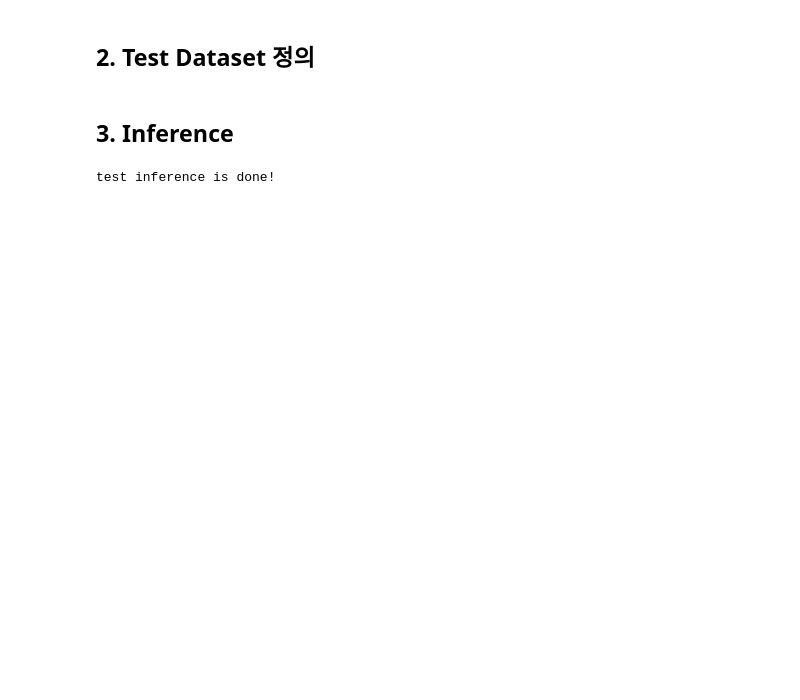
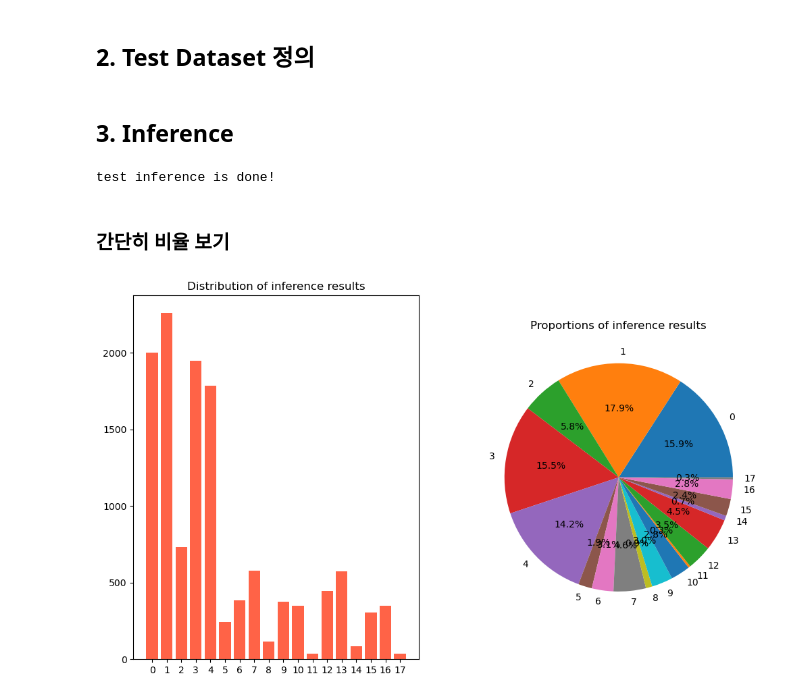
Before and after one commit to boostcampaitech5/level1_imageclassification-cv-07, a Jupyter notebook: cv-07_image-classification/sample_submission.ipynb, the cells around one changed output. Saved outputs shown, nothing was run; the diff lists cells and outputs as text; code cells hidden in the pictures; blank space fills up the shorter version.

```diff
--- a/cv-07_image-classification/sample_submission.ipynb
+++ b/cv-07_image-classification/sample_submission.ipynb
@@ -23,6 +25,6 @@ test_dir = '/opt/ml/input/data/eval'
 # %%
 # 모델을 정의합니다. (학습한 모델이 있다면 torch.load로 모델을 불러주세요!)
 device = torch.device('cuda')
-model = ResNet18(num_classes=18).to(device)
-model.load_state_dict(torch.load("./model/resnet18_originalsize_reducelr/best.pth"))
+model = ResNet18().to(device)
+model.load_state_dict(torch.load("./model/resnet_cutmix/best.pth"))
 model.eval()
@@ -29,7 +49,3 @@ model.eval()
-# %%
-device = torch.device('cuda')
-model = MyEnsemble().to(device)
-model.eval()
 # %% [markdown]
 ## 2. Test Dataset 정의
 # %%
@@ -61,7 +77,7 @@ image_paths = [os.path.join(image_dir, img_id) for img_id in submission.ImageID]
 transform=A.Compose([
     A.Resize(height=224, width=224),
     A.Normalize(mean=(0.548, 0.504, 0.479), std=(0.237, 0.247, 0.246)),
-    A.pytorch.ToTensorV2()
+    ToTensorV2()
 ])
 dataset = TestDataset(image_paths, transform)
 
@@ -72,7 +88,7 @@ loader = DataLoader(
 
 # 모델이 테스트 데이터셋을 예측하고 결과를 저장합니다.
 all_predictions = []
-for images in loader:
+for images in tqdm(loader):
     with torch.no_grad():
         images = images.to(device)
         pred = model(images)
@@ -85,3 +101,24 @@ submission.to_csv(os.path.join(test_dir, 'submission.csv'), index=False)
 print('test inference is done!')
 # %% [output]
 test inference is done!
+# %% [markdown]
+### 간단히 비율 보기
+# %%
+import matplotlib.pyplot as plt
+
+fig, axes = plt.subplots(1, 2, figsize=(12, 7))
+
+classes = [str(x) for x in set(all_predictions)]
+cnt_per_class = [0] * len(classes)
+for prediction in all_predictions:
+    cnt_per_class[prediction] += 1
+
+axes[0].bar(classes, cnt_per_class, color='tomato')
+axes[0].set_title('Distribution of inference results')
+
+axes[1].pie(cnt_per_class, labels=[str(x) for x in range(0, 18)], autopct='%.1f%%')
+axes[1].set_title('Proportions of inference results')
+
+plt.show()
+# %% [output]
+[figure, added]
```
Also changed, not shown: parts of 2 cells of this notebook.
